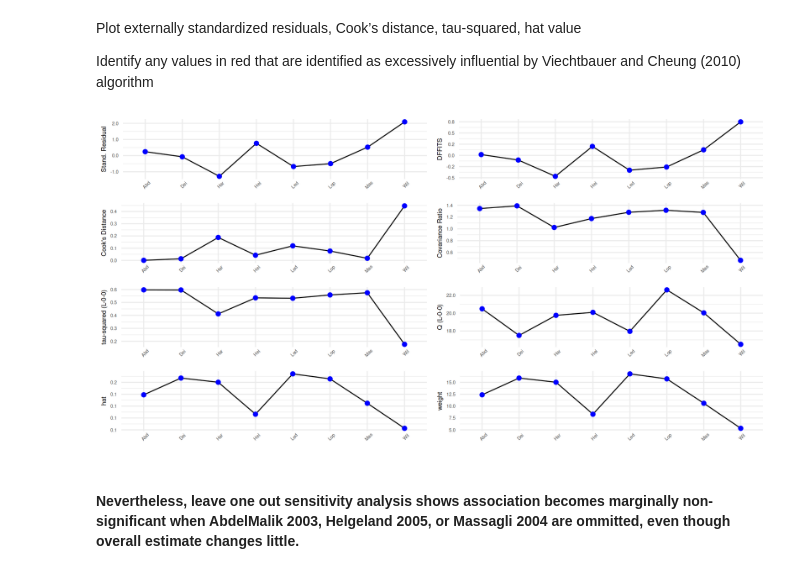
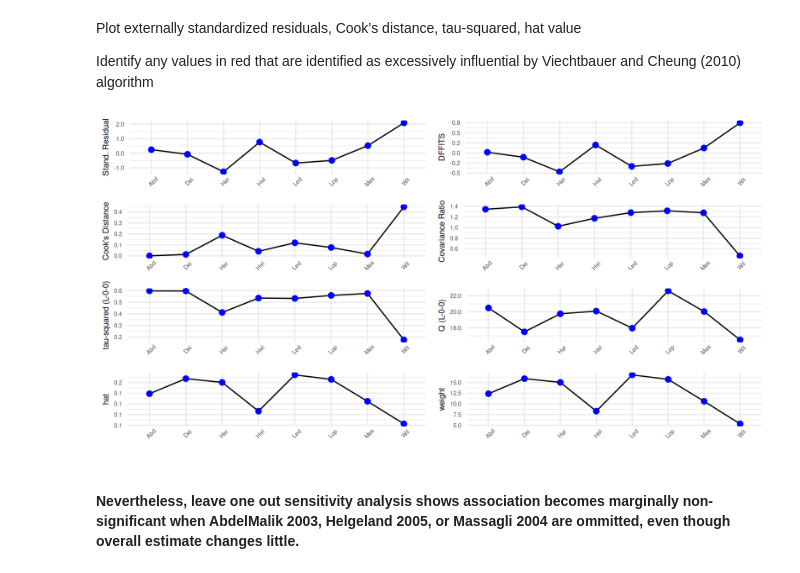
Before and after one commit to vaughanbell/pTBI_psychosis_meta-analysis, a Jupyter notebook: Yau_et_al_pTBI_psychosis_meta.ipynb, the cells around one changed output. Saved outputs shown, nothing was run; the diff lists cells and outputs as text; code cells hidden in the pictures.

```diff
--- a/Yau_et_al_pTBI_psychosis_meta.ipynb
+++ b/Yau_et_al_pTBI_psychosis_meta.ipynb
@@ -157,10 +173,11 @@ pTBI_psychosis_meta_overall_inf <- dmetar::InfluenceAnalysis(pTBI_psychosis_meta
 Plot externally standardized residuals, Cook’s distance, tau-squared, hat value
 
 Identify any values in red that are identified as excessively influential by Viechtbauer and Cheung (2010) algorithm
-# %%
-plot(pTBI_psychosis_meta_overall_inf, "influence")
-# %% [output]
-[figure, removed]
+# %%
+options(repr.plot.width=8, repr.plot.height=4)
+plot(pTBI_psychosis_meta_overall_inf, "influence")
+# %% [output]
+[figure, added]
 # %% [markdown]
 #### Nevertheless, leave one out sensitivity analysis shows association becomes marginally non-significant when AbdelMalik 2003, Helgeland 2005, or Massagli 2004 are ommitted, even though overall estimate changes little.
 # %%
```
Also changed, not shown: parts of 10 cells of this notebook.
